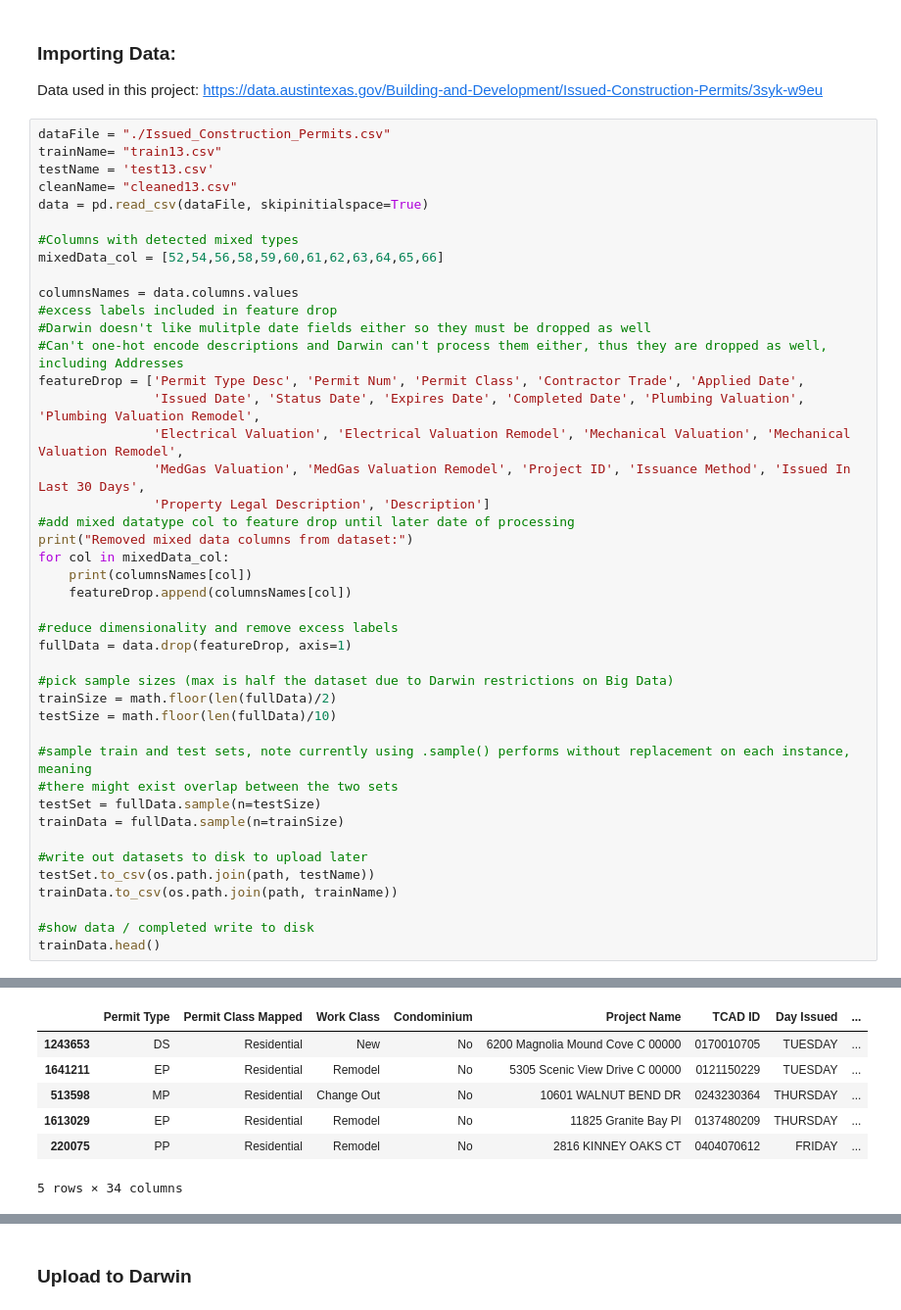
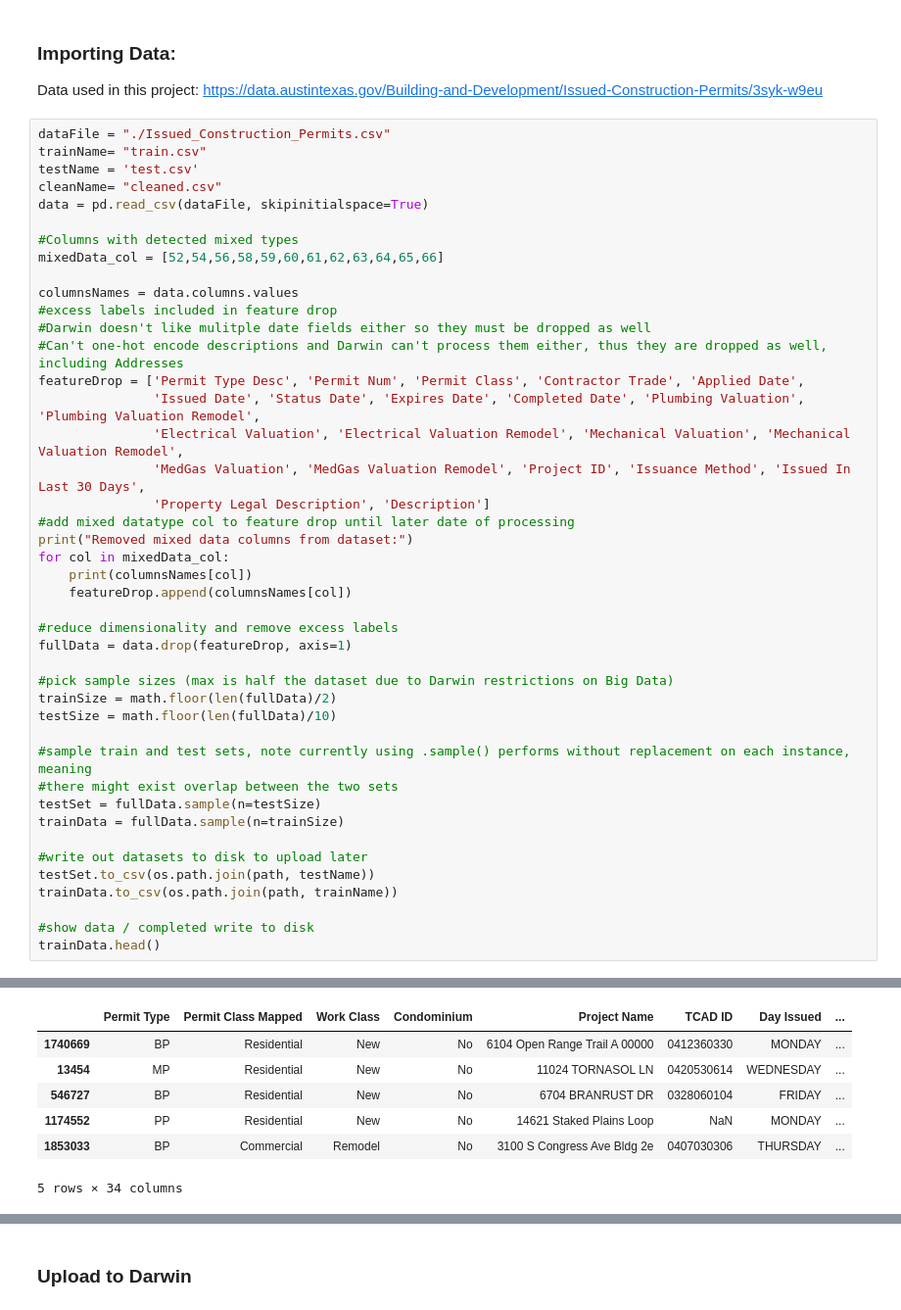
Before and after one commit to NealFM/Group-9-CS363D, a Jupyter notebook: Random Sampling Random Forest.ipynb, the cells around one changed output, grey strips where cells are left out. Shown: that part at 98% size. Drawn from its saved outputs; the diff is of its cells as text.

```diff
--- a/Random Sampling Random Forest.ipynb
+++ b/Random Sampling Random Forest.ipynb
@@ -41,9 +41,9 @@ Data used in this project:
 https://data.austintexas.gov/Building-and-Development/Issued-Construction-Permits/3syk-w9eu
 # %%
 dataFile = "./Issued_Construction_Permits.csv"
-trainName= "train13.csv"
-testName = 'test13.csv'
-cleanName= "cleaned13.csv"
+trainName= "train.csv"
+testName = 'test.csv'
+cleanName= "cleaned.csv"
 data = pd.read_csv(dataFile, skipinitialspace=True)
 
 #Columns with detected mixed types
@@ -87,21 +87,21 @@ Removed columns from dataset:
 Contractor Company Name
 Contractor Phone
 Contractor Address 2
 Contractor Zip
 Applicant Full Name
 Applicant Organization
 Applicant Phone
 Applicant Address 1
 Applicant Address 2
 Applicant City
 Applicant Zip
 Certificate Of Occupancy
 |  | Permit Type | Permit Class Mapped | Work Class | Condominium | Project Name | TCAD ID | Day Issued | ... |
-| 1243653 | DS | Residential | New | No | 6200 Magnolia Mound Cove C 00000 | 0170010705 | TUESDAY | ... |
-| 1641211 | EP | Residential | Remodel | No | 5305 Scenic View Drive C 00000 | 0121150229 | TUESDAY | ... |
-| 513598 | MP | Residential | Change Out | No | 10601 WALNUT BEND DR | 0243230364 | THURSDAY | ... |
-| 1613029 | EP | Residential | Remodel | No | 11825 Granite Bay Pl | 0137480209 | THURSDAY | ... |
-| 220075 | PP | Residential | Remodel | No | 2816 KINNEY OAKS CT | 0404070612 | FRIDAY | ... |
+| 1740669 | BP | Residential | New | No | 6104 Open Range Trail A 00000 | 0412360330 | MONDAY | ... |
+| 13454 | MP | Residential | New | No | 11024 TORNASOL LN | 0420530614 | WEDNESDAY | ... |
+| 546727 | BP | Residential | New | No | 6704 BRANRUST DR | 0328060104 | FRIDAY | ... |
+| 1174552 | PP | Residential | New | No | 14621 Staked Plains Loop | NaN | MONDAY | ... |
+| 1853033 | BP | Commercial | Remodel | No | 3100 S Congress Ave Bldg 2e | 0407030306 | THURSDAY | ... |
 5 rows × 34 columns
 # %% [markdown]
 In this dataset we will attempt to use the Permit Type as the class label for the data and because of that we need to remove some columns that also act as labels in that capacity that might skew the results. Columns that are similar to Permit type are:
```
Also changed, not shown: parts of 23 cells of this notebook, 1 other file.
